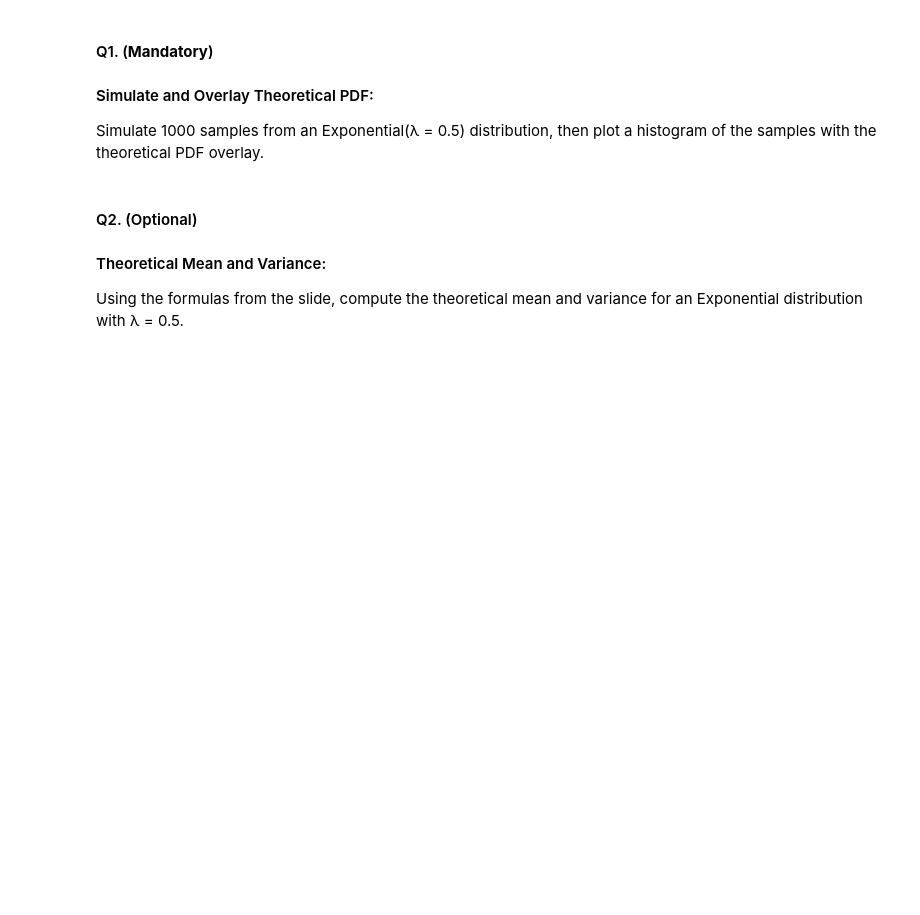
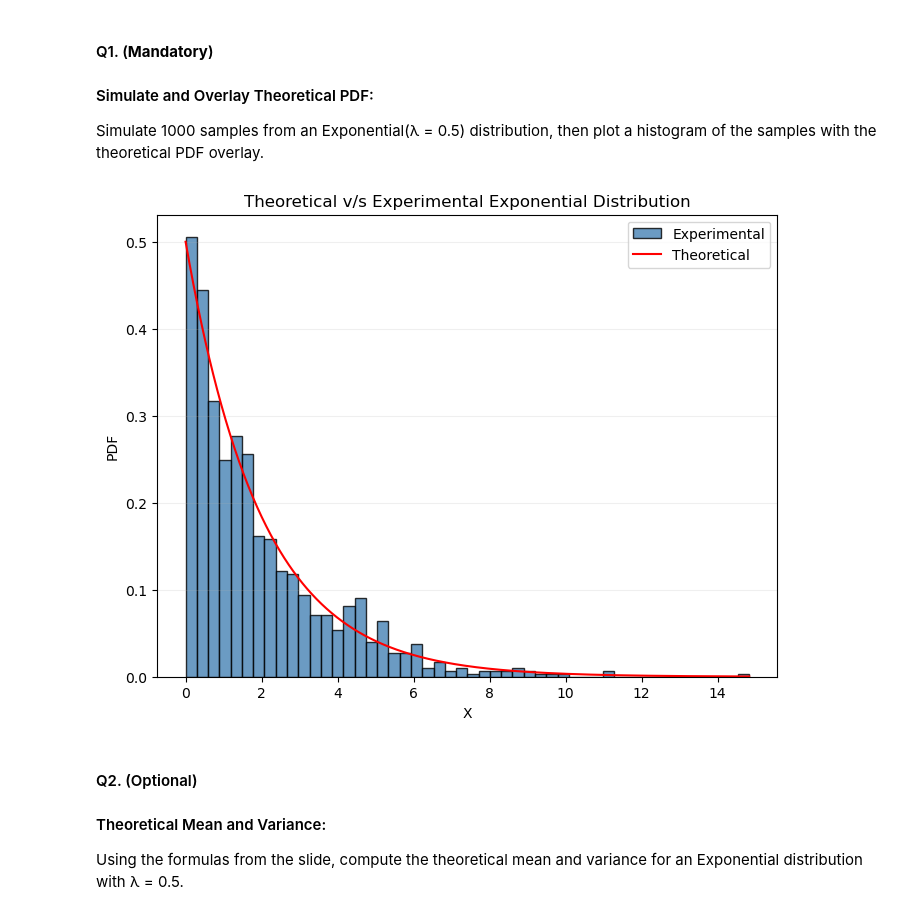
Before and after one commit to ChaitanyaBhoite/PSDV_Assgn_4, a Jupyter notebook: Lab4-Random-Variables.ipynb, the cells around one changed output. Cells and saved outputs as stored; diff of their text form; code cells hidden in the pictures; blank space fills up the shorter version.

```diff
--- a/Lab4-Random-Variables.ipynb
+++ b/Lab4-Random-Variables.ipynb
@@ -1334,6 +1428,38 @@ The probability is 0.3181
 #### Q1. (**Mandatory**)
 #### Simulate and Overlay Theoretical PDF:
    Simulate 1000 samples from an Exponential(λ = 0.5) distribution, then plot a histogram of the samples with the theoretical PDF overlay.
+# %%
+def theoretical_expo(lam,x):
+    return lam*np.exp(-lam*x)
+# %%
+lam = 0.5
+sample_size = 1000
+exp_dist = torch.distributions.Exponential(lam)
+outcomes = exp_dist.sample((sample_size,))
+
+X = np.linspace(min(outcomes), max(outcomes), 1000)
+theo_pdf = theoretical_expo(lam,X)
+# print(theo_pdf)
+
+plt.figure(figsize=(8,6))
+plt.hist(
+    outcomes,
+    bins = 50,
+    alpha = 0.8,
+    edgecolor = 'black',
+    color='steelblue',
+    label='Experimental',
+    density=True
+)
+plt.plot(X,theo_pdf,color='red',label='Theoretical')
+plt.xlabel("X")
+plt.ylabel("PDF")
+plt.title("Theoretical v/s Experimental Exponential Distribution")
+plt.grid(True,axis='y',alpha=0.2)
+plt.legend()
+plt.show()
+# %% [output]
+[figure, added]
 # %% [markdown]
 #### Q2. (Optional)
 #### Theoretical Mean and Variance:
```
Also changed, not shown: parts of 29 cells of this notebook.
